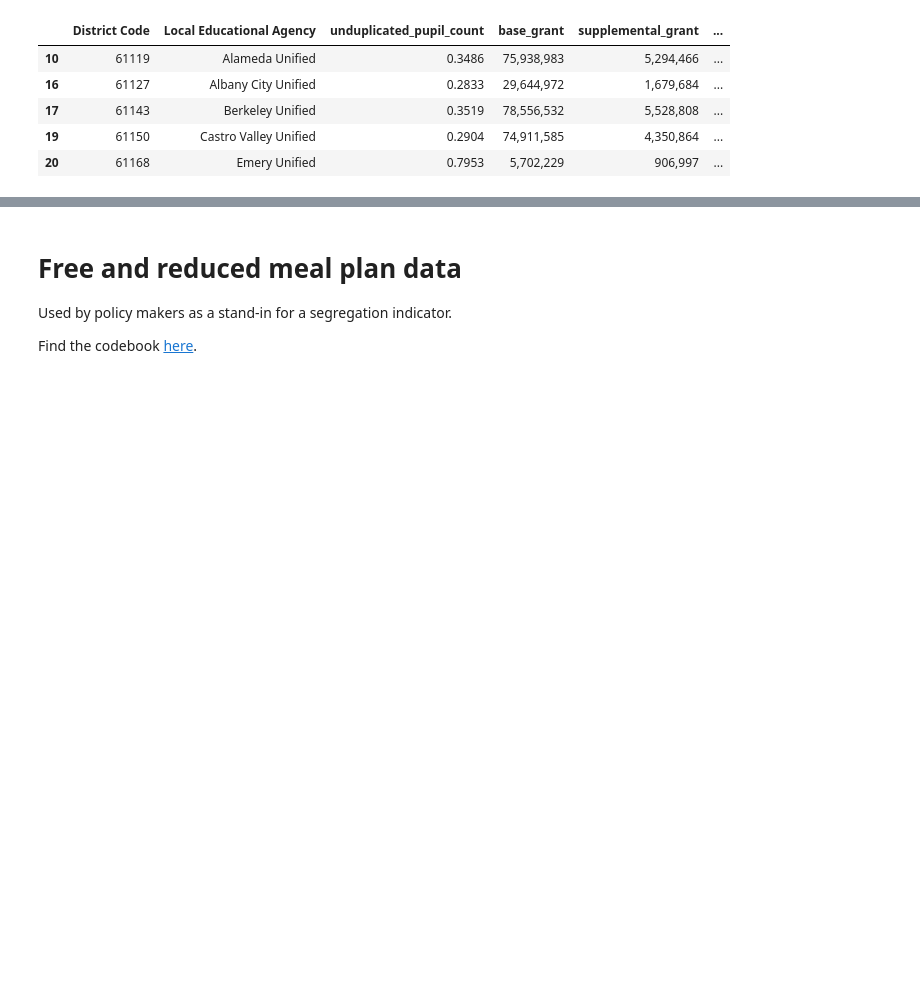
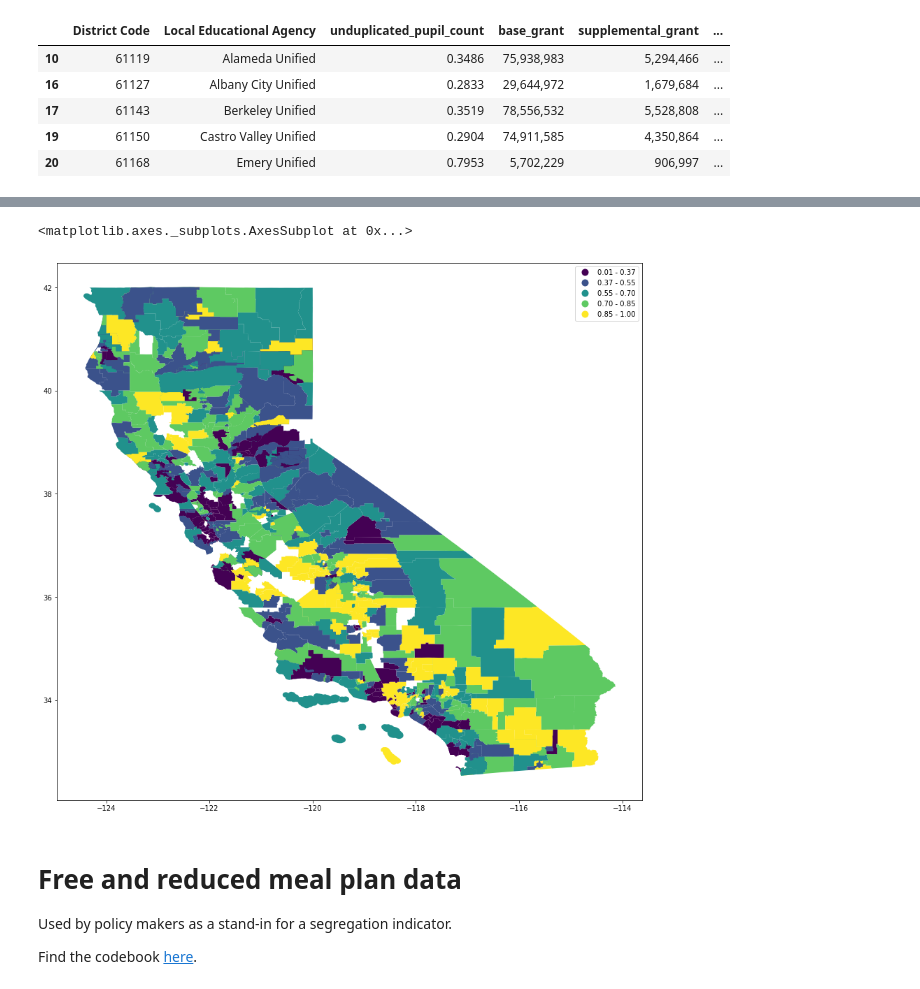
Before and after one commit to fiendskrah/finalcapstone, a Jupyter notebook: project.ipynb, the cells around one changed output, grey strips where cells are left out. Saved outputs shown, nothing was run; the diff lists cells and outputs as text; code cells hidden in the pictures; blank space fills up the shorter version.

```diff
--- a/project.ipynb
+++ b/project.ipynb
@@ -52,5 +52,8 @@ adistricts = uni.append([ele, seco])
 #all districts
 # %%
 adistricts = adistricts.sort_values('NAME', ascending=True)
+# %%
+adistricts['NAME'] = adistricts['NAME'].str.replace('School District', '')
+adistricts['NAME'] = adistricts['NAME'].str.strip()
 # %%
 check = adistricts['NAME'].str.contains('County Office')
@@ -634,0 +501,3 @@ dflcff.head()
+# %%
+a1 = pandas.merge(dflcff, adistricts, how='left', left_on='Local Educational Agency', right_on='NAME')
+a1.head()
@@ -635,3 +511,15 @@ dflcff.head()
+# %%
+a1 = geopandas.GeoDataFrame(a1)
+# %%
+a1.plot(
+    column='unduplicated_pupil_count',
+    legend=True,
+    figsize=(15, 15),
+    scheme="quantiles"
+        )
+# %% [output]
+<matplotlib.axes._subplots.AxesSubplot at 0x...>
+[figure, added]
 # %% [markdown]
 # Free and reduced meal plan data
 Used by policy makers as a stand-in for a  segregation indicator.
```
Also changed, not shown: parts of 131 cells of this notebook, 1 other file.
